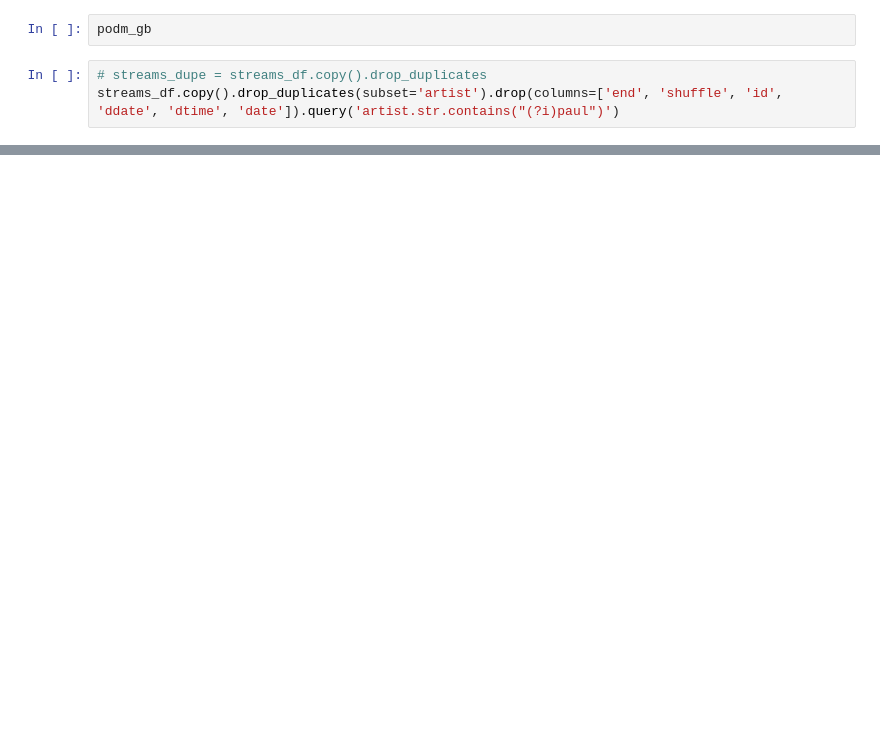
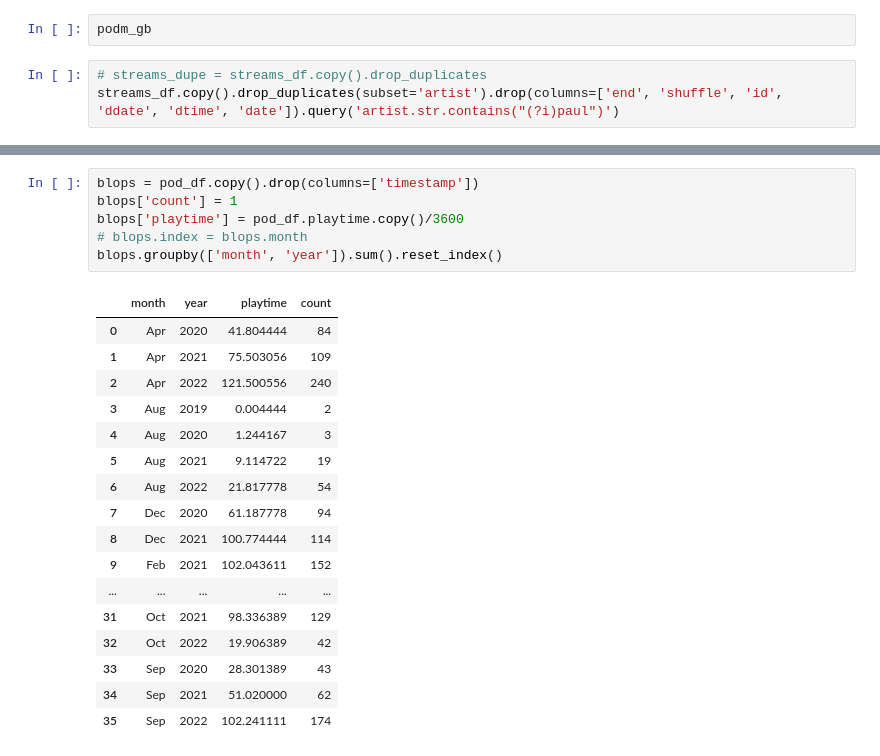
Before and after one commit to mmmuir/CL_DA2, a Jupyter notebook: ios_analysis.ipynb, the cells around one changed output, grey strips where cells are left out. Saved outputs shown, nothing was run; the diff lists cells and outputs as text; blank space fills up the shorter version.

```diff
--- a/ios_analysis.ipynb
+++ b/ios_analysis.ipynb
@@ -311,0 +345,24 @@ streams_df.copy().drop_duplicates(subset='artist').drop(columns=['end', 'shuffle
+# %%
+blops = pod_df.copy().drop(columns=['timestamp'])
+blops['count'] = 1
+blops['playtime'] = pod_df.playtime.copy()/3600
+# blops.index = blops.month
+blops.groupby(['month', 'year']).sum().reset_index()
+# %% [output]
+|  | month | year | playtime | count |
+| 0 | Apr | 2020 | 41.804444 | 84 |
+| 1 | Apr | 2021 | 75.503056 | 109 |
+| 2 | Apr | 2022 | 121.500556 | 240 |
+| 3 | Aug | 2019 | 0.004444 | 2 |
+| 4 | Aug | 2020 | 1.244167 | 3 |
+| 5 | Aug | 2021 | 9.114722 | 19 |
+| 6 | Aug | 2022 | 21.817778 | 54 |
+| 7 | Dec | 2020 | 61.187778 | 94 |
+| 8 | Dec | 2021 | 100.774444 | 114 |
+| 9 | Feb | 2021 | 102.043611 | 152 |
+| ... | ... | ... | ... | ... |
+| 31 | Oct | 2021 | 98.336389 | 129 |
+| 32 | Oct | 2022 | 19.906389 | 42 |
+| 33 | Sep | 2020 | 28.301389 | 43 |
+| 34 | Sep | 2021 | 51.020000 | 62 |
+| 35 | Sep | 2022 | 102.241111 | 174 |
```
Also changed, not shown: parts of 3 cells of this notebook.
